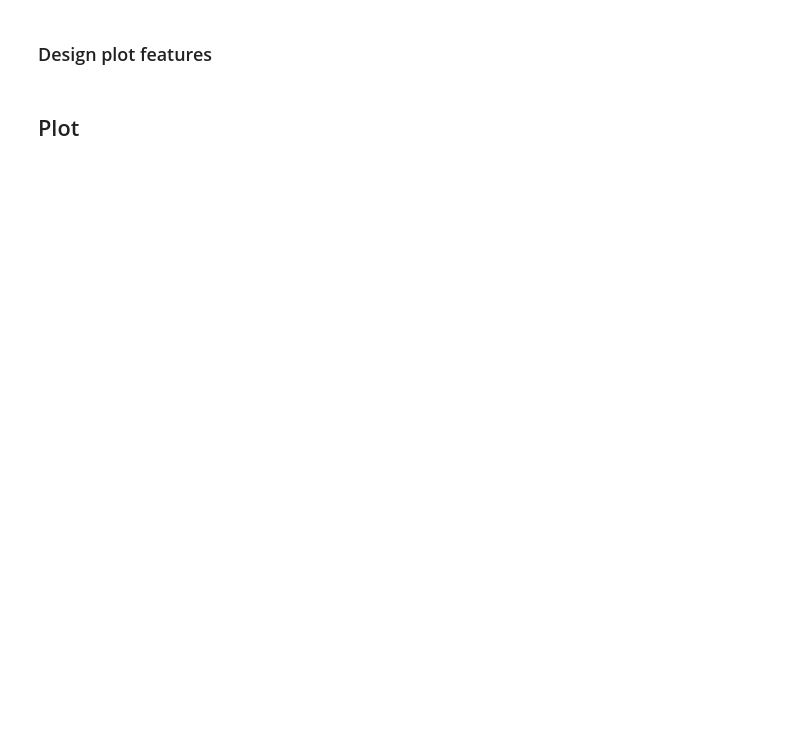
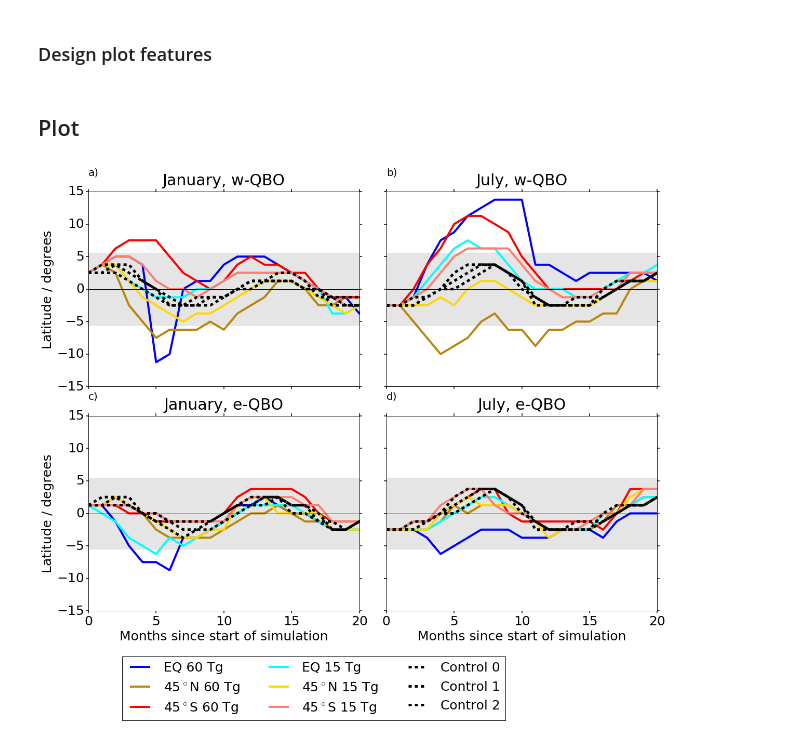
Before and after one commit to flossie-brown/graphs-for-paper, a Jupyter notebook: Latitudinal position of QBO plot.ipynb, the cells around one changed output. Saved outputs shown, nothing was run; the diff lists cells and outputs as text; code cells hidden in the pictures; blank space fills up the shorter version.

Commit message:
add latitude coordinates and plot graph

```diff
--- a/Latitudinal position of QBO plot.ipynb
+++ b/Latitudinal position of QBO plot.ipynb
@@ -20,7 +11,14 @@ SyntaxError: invalid syntax (<ipython-input-7-e4eefcbcd1cb>, line 1)
-# %%
-JNWcontrol = iris.load(data_dir + 'JNWcontrol_*.nc')
-JNEcontrol = iris.load(data_dir + 'JNEcontrol_*.nc')
-JLWcontrol = iris.load(data_dir + 'JLWcontrol_*.nc')
-JLEcontrol = iris.load(data_dir + 'JLEcontrol_*.nc')
+# %%
+JLW = [[-2.5, -2.5, -1.25, 3.75, 7.5, 8.75, 11.25, 12.5, 13.75, 13.75, 13.75, 3.75, 3.75, 2.5, 1.25, 2.5, 2.5, 2.5, 2.5, 2.5, 1.25, 1.25, 0.0, -1.25, -1.25, -1.25, -1.25, -1.25, 0.0, 1.25, 1.25, 2.5, 1.25, 1.25, 0.0, 0.0], [-2.5, -2.5, -5.0, -7.5, -10.0, -8.75, -7.5, -5.0, -3.75, -6.25, -6.25, -8.75, -6.25, -6.25, -5.0, -5.0, -3.75, -3.75, 0.0, 1.25, 1.25, 0.0, 0.0, -1.25, -2.5, -2.5, -2.5, 0.0, 0.0, 0.0, 2.5, 5.0, 3.75, 2.5, 0.0, -2.5], [-2.5, -2.5, 0.0, 3.75, 6.25, 10.0, 11.25, 11.25, 10.0, 8.75, 5.0, 2.5, 0.0, 0.0, 0.0, 0.0, 0.0, 1.25, 1.25, 2.5, 2.5, 2.5, 1.25, 0.0, -1.25, -1.25, -1.25, -1.25, 0.0, 1.25, 2.5, 2.5, 2.5, 1.25, 0.0, -1.25], [-2.5, -2.5, -1.25, 1.25, 3.75, 6.25, 7.5, 6.25, 6.25, 3.75, 1.25, 0.0, 0.0, 0.0, -1.25, -1.25, 0.0, 1.25, 2.5, 2.5, 3.75, 2.5, 0.0, -1.25, -2.5, -2.5, -2.5, -1.25, -1.25, 0.0, 1.25, 2.5, 2.5, 1.25, 0.0, -1.25], [-2.5, -2.5, -2.5, -2.5, -1.25, -2.5, 0.0, 1.25, 1.25, 0.0, -1.25, -2.5, -2.5, -2.5, -2.5, -2.5, -1.25, 0.0, 1.25, 1.25, 1.25, 1.25, 0.0, -1.25, -2.5, -2.5, -1.25, -1.25, 0.0, 1.25, 2.5, 3.75, 2.5, 2.5, 1.25, -13.75], [-2.5, -2.5, -1.25, 0.0, 2.5, 5.0, 6.25, 6.25, 6.25, 6.25, 3.75, 1.25, 0.0, -1.25, -1.25, -1.25, 0.0, 0.0, 2.5, 2.5, 2.5, 1.25, 1.25, 0.0, -2.5, -2.5, -2.5, -1.25, -1.25, 0.0, 2.5, 2.5, 2.5, 2.5, 1.25, 0.0]]
+
+JNW = [[2.5, 3.75, 5.0, 5.0, 3.75, -11.25, -10.0, 0.0, 1.25, 1.25, 3.75, 5.0, 5.0, 5.0, 3.75, 2.5, 1.25, 0.0, -1.25, -1.25, -3.75, -2.5, -1.25, 1.25, 1.25, 2.5, 2.5, 1.25, 0.0, -1.25, -2.5, -2.5, -2.5, -2.5, -1.25, 0.0], [2.5, 3.75, 2.5, -2.5, -5.0, -7.5, -6.25, -6.25, -6.25, -5.0, -6.25, -3.75, -2.5, -1.25, 1.25, 1.25, 0.0, -2.5, -2.5, -1.25, -1.25, 0.0, -1.25, 0.0, 1.25, 3.75, 2.5, 1.25, 0.0, -2.5, -2.5, -2.5, -2.5, -1.25, 0.0, 1.25], [2.5, 3.75, 6.25, 7.5, 7.5, 7.5, 5.0, 2.5, 1.25, 0.0, 1.25, 3.75, 5.0, 3.75, 3.75, 2.5, 2.5, 0.0, -1.25, -1.25, -1.25, 0.0, 0.0, 1.25, 1.25, 2.5, 1.25, 1.25, 0.0, -1.25, -1.25, -2.5, -1.25, -1.25, 0.0, 0.0], [2.5, 3.75, 3.75, 1.25, 0.0, -1.25, -1.25, -1.25, 0.0, 0.0, 1.25, 2.5, 2.5, 2.5, 2.5, 2.5, 1.25, 0.0, -3.75, -3.75, -2.5, -2.5, -1.25, 0.0, 1.25, 2.5, 2.5, 1.25, 0.0, -1.25, -1.25, -2.5, -2.5, -1.25, -1.25, 0.0], [2.5, 3.75, 3.75, 1.25, -1.25, -2.5, -3.75, -5.0, -3.75, -3.75, -2.5, -1.25, 0.0, 1.25, 1.25, 1.25, 0.0, -1.25, -2.5, -3.75, -2.5, -2.5, -1.25, 0.0, 1.25, 2.5, 2.5, 2.5, 1.25, -1.25, -1.25, -1.25, -2.5, -1.25, 0.0, 2.5], [2.5, 3.75, 5.0, 5.0, 3.75, 1.25, 0.0, 0.0, -1.25, 0.0, 1.25, 2.5, 2.5, 2.5, 2.5, 2.5, 1.25, 0.0, -1.25, -2.5, -2.5, -1.25, -1.25, 0.0, 1.25, 1.25, 2.5, 2.5, 1.25, 0.0, -2.5, -1.25, -1.25, 0.0, 0.0, 0.0]]
+JNE = [[1.25, 1.25, -1.25, -5.0, -7.5, -7.5, -8.75, -3.75, -3.75, -2.5, -1.25, 1.25, 1.25, 2.5, 1.25, 0.0, 0.0, -1.25, -2.5, -2.5, -1.25, -1.25, -1.25, 0.0, 1.25, 1.25, 1.25, 1.25, -1.25, -2.5, -2.5, -2.5, -2.5, -1.25, 0.0, 1.25], [1.25, 1.25, 2.5, 1.25, 0.0, -2.5, -3.75, -3.75, -3.75, -3.75, -2.5, -1.25, 0.0, 0.0, 1.25, 0.0, -1.25, -1.25, -2.5, -2.5, -2.5, -1.25, 0.0, 1.25, 2.5, 5.0, 7.5, 5.0, 1.25, 0.0, -1.25, -2.5, -2.5, -2.5, -1.25, 0.0], [1.25, 1.25, 1.25, 0.0, 0.0, -1.25, -1.25, -1.25, -1.25, -1.25, 0.0, 2.5, 3.75, 3.75, 3.75, 3.75, 2.5, 0.0, -1.25, -1.25, -1.25, -1.25, 0.0, 0.0, 2.5, 6.25, 5.0, 3.75, 0.0, -2.5, -2.5, -2.5, -2.5, -1.25, -1.25, 0.0], [1.25, 0.0, -1.25, -3.75, -5.0, -6.25, -3.75, -5.0, -3.75, -2.5, -1.25, 0.0, 1.25, 1.25, 1.25, 1.25, 0.0, -1.25, -2.5, -2.5, -2.5, -2.5, -1.25, 0.0, 2.5, 2.5, 2.5, 1.25, 1.25, -1.25, -1.25, -1.25, -1.25, 0.0, 0.0, 1.25], [1.25, 1.25, 2.5, 1.25, 0.0, -1.25, -2.5, -3.75, -3.75, -2.5, -2.5, 1.25, 2.5, 2.5, 0.0, 0.0, 0.0, 0.0, -2.5, -2.5, -2.5, -2.5, -1.25, 1.25, 2.5, 3.75, 2.5, 2.5, 0.0, -1.25, -1.25, -2.5, -1.25, -1.25, -1.25, 1.25], [1.25, 1.25, 1.25, 1.25, 0.0, 0.0, -1.25, -1.25, -1.25, -1.25, -1.25, 1.25, 2.5, 2.5, 2.5, 2.5, 1.25, 1.25, -1.25, -1.25, -1.25, -1.25, -2.5, 0.0, 2.5, 3.75, 3.75, 1.25, 0.0, -1.25, -2.5, -3.75, -2.5, -2.5, -1.25, 0.0]]
+
+JLE = [[-2.5, -2.5, -2.5, -3.75, -6.25, -5.0, -3.75, -2.5, -2.5, -2.5, -3.75, -3.75, -3.75, -2.5, -2.5, -2.5, -3.75, -1.25, 0.0, 0.0, 0.0, 0.0, 0.0, -1.25, -2.5, -2.5, -1.25, -1.25, 0.0, 0.0, 1.25, 1.25, 1.25, 1.25, 1.25, 0.0], [-2.5, -2.5, -2.5, -2.5, -1.25, 1.25, 0.0, 1.25, 1.25, 1.25, 0.0, -1.25, -2.5, -2.5, -2.5, -2.5, -1.25, 1.25, 1.25, 2.5, 2.5, 2.5, 1.25, 0.0, -1.25, -2.5, -2.5, -1.25, 0.0, 1.25, 1.25, 2.5, 2.5, 2.5, 1.25, -1.25], [-2.5, -2.5, -1.25, -1.25, 0.0, 1.25, 2.5, 3.75, 3.75, 0.0, -1.25, -1.25, -1.25, -1.25, -1.25, -1.25, -2.5, 0.0, 3.75, 3.75, 3.75, 5.0, 2.5, 0.0, -1.25, -2.5, -5.0, -2.5, -1.25, 1.25, 1.25, 2.5, 1.25, 1.25, 0.0, -1.25], [-2.5, -2.5, -2.5, -2.5, -1.25, 0.0, 1.25, 2.5, 2.5, 1.25, 0.0, -1.25, -2.5, -2.5, -2.5, -2.5, 0.0, 0.0, 1.25, 2.5, 2.5, 1.25, 0.0, -1.25, -2.5, -2.5, -1.25, -1.25, 0.0, 1.25, 2.5, 3.75, 7.5, 3.75, 1.25, -1.25], [-2.5, -2.5, -2.5, -2.5, 0.0, 1.25, 2.5, 1.25, 1.25, 1.25, 0.0, -1.25, -3.75, -2.5, -2.5, -1.25, 0.0, 0.0, 2.5, 3.75, 3.75, 2.5, 1.25, 0.0, -1.25, -2.5, -2.5, -1.25, 0.0, 1.25, 2.5, 1.25, 1.25, 1.25, 0.0, -1.25], [-2.5, -2.5, -1.25, -1.25, 1.25, 2.5, 3.75, 3.75, 1.25, 0.0, 0.0, -1.25, -2.5, -2.5, -2.5, -1.25, 0.0, 0.0, 1.25, 3.75, 3.75, 2.5, 1.25, -1.25, -2.5, -2.5, -2.5, -2.5, -2.5, 0.0, 2.5, 2.5, 2.5, 1.25, 0.0, -1.25]]
+# %%
+JLWcontrol =[[-2.5, -2.5, -1.25, -1.25, 0.0, 0.0, 1.25, 2.5, 3.75, 2.5, 1.25, -2.5, -2.5, -2.5, -2.5, -2.5, 0.0, 1.25, 1.25, 1.25, 2.5, 1.25, 0.0, -1.25, -2.5, -2.5, -2.5, -2.5, -1.25, 1.25, 2.5, 3.75, 13.75, 0.0, 0.0, 0.0], [-2.5, -2.5, -2.5, -1.25, 0.0, 2.5, 3.75, 3.75, 3.75, 2.5, 1.25, -1.25, -2.5, -2.5, -2.5, -2.5, -1.25, 0.0, 1.25, 1.25, 2.5, 2.5, 1.25, -1.25, -2.5, -2.5, -2.5, -2.5, -1.25, 0.0, 1.25, 2.5, 2.5, 2.5, 1.25, -1.25], [-2.5, -2.5, -2.5, -1.25, 0.0, 1.25, 2.5, 3.75, 3.75, 2.5, 0.0, -1.25, -2.5, -2.5, -1.25, -1.25, -1.25, 0.0, 1.25, 1.25, 2.5, 2.5, 1.25, 0.0, -1.25, -2.5, -2.5, -1.25, 0.0, 1.25, 2.5, 2.5, 2.5, 2.5, -1.25, -1.25]]
+JNWcontrol =[[2.5, 3.75, 3.75, 2.5, 1.25, 0.0, -2.5, -2.5, -2.5, -1.25, -1.25, 0.0, 1.25, 1.25, 1.25, 1.25, 0.0, 0.0, -2.5, -2.5, -2.5, -2.5, -1.25, 0.0, 1.25, 1.25, 1.25, 1.25, 0.0, -1.25, -2.5, -2.5, -2.5, -1.25, 0.0, 0.0], [2.5, 2.5, 2.5, 1.25, 0.0, -1.25, -2.5, -2.5, -2.5, -2.5, -1.25, 0.0, 0.0, 1.25, 1.25, 1.25, 0.0, 0.0, -1.25, -1.25, -1.25, 0.0, 0.0, 1.25, 2.5, 2.5, 3.75, 2.5, 1.25, 0.0, -1.25, -2.5, -1.25, 0.0, 0.0, 0.0], [2.5, 2.5, 3.75, 3.75, 1.25, 0.0, -1.25, -2.5, -1.25, -1.25, -1.25, 0.0, 1.25, 1.25, 2.5, 2.5, 1.25, -1.25, -1.25, -2.5, -2.5, -2.5, -1.25, 0.0, 1.25, 1.25, 2.5, 1.25, 0.0, -1.25, -1.25, -2.5, -2.5, 0.0, 0.0]]
+JNEcontrol =[[1.25, 1.25, 2.5, 2.5, 0.0, 0.0, -1.25, -1.25, -1.25, -1.25, 0.0, 1.25, 2.5, 2.5, 2.5, 0.0, 0.0, -1.25, -2.5, -2.5, -1.25, -1.25, 0.0, 0.0, 1.25, 2.5, 3.75, 2.5, 1.25, -2.5, -2.5, -2.5, -2.5, -2.5, 0.0, 1.25], [1.25, 1.25, 1.25, 1.25, 0.0, -1.25, -1.25, -2.5, -2.5, -1.25, 0.0, 1.25, 1.25, 2.5, 2.5, 1.25, 1.25, 0.0, -2.5, -2.5, -1.25, 0.0, 0.0, 0.0, 2.5, 3.75, 5.0, 3.75, 0.0, -1.25, -2.5, -2.5, -5.0, -2.5, -2.5, -1.25], [1.25, 2.5, 2.5, 1.25, 0.0, -1.25, -2.5, -3.75, -2.5, -2.5, -1.25, 0.0, 1.25, 1.25, 2.5, 1.25, 1.25, -1.25, -1.25, -2.5, -1.25, -1.25, 0.0, 1.25, 3.75, 3.75, 6.25, 6.25, 1.25, 0.0, -1.25, -2.5, -2.5, -2.5, -1.25, 0.0]]
+JLEcontrol =[[-2.5, -2.5, -2.5, -2.5, -1.25, 1.25, 2.5, 3.75, 13.75, 0.0, 0.0, 0.0, -2.5, -2.5, -2.5, -1.25, 0.0, 2.5, 2.5, 3.75, 3.75, 2.5, 1.25, 0.0, -2.5, -2.5, -2.5, -1.25, -1.25, 0.0, 1.25, 1.25, 1.25, 1.25, 0.0, 0.0], [-2.5, -2.5, -2.5, -1.25, 0.0, 1.25, 0.0, 1.25, 1.25, 1.25, 0.0, -1.25, -2.5, -2.5, -2.5, -1.25, 0.0, 0.0, 1.25, 2.5, 3.75, 2.5, 1.25, -1.25, -2.5, -2.5, -1.25, -1.25, 0.0, 0.0, 2.5, 2.5, 2.5, 2.5, 1.25, -1.25], [-2.5, -2.5, -2.5, -1.25, -1.25, 0.0, 1.25, 2.5, 1.25, 1.25, 0.0, -1.25, -1.25, -2.5, -2.5, -2.5, -2.5, -1.25, 0.0, 1.25, 3.75, 3.75, 1.25, -1.25, -1.25, -2.5, -2.5, -1.25, -1.25, 0.0, 1.25, 2.5, 2.5, 1.25, 1.25, -1.25]]
 # %%
 full_list = [JNW, JLW, JNE, JLE]
@@ -32,8 +28,9 @@ control_list = [JNWcontrol, JLWcontrol, JNEcontrol, JLWcontrol]
 ### Design plot features
 # %%
 x = np.linspace(0, 36, 36)
-legend_labels = ['EQ 60 Tg', '45$^\circ$N 60 Tg', '45$^\circ$S 60 Tg', 'EQ 15 Tg', '45$^\circ$N 15 Tg', '45$^\circ$S 15 Tg']
+legend_labels = ['EQ 60 Tg', '45$^\circ$N 60 Tg', '45$^\circ$S 60 Tg', 'EQ 15 Tg', '45$^\circ$N 15 Tg', '45$^\circ$S 15 Tg', 'Control 0', 'Control 1', 'Control 2']
 names = ['January, w-QBO', 'July, w-QBO', 'January, e-QBO', 'July, e-QBO']
+letter_labels = ['a)', 'b)', 'c)', 'd)']
 # %%
 line_colours = ['blue', 'darkgoldenrod', 'red', 'cyan', 'gold', 'salmon']
 # %% [markdown]
@@ -41,40 +38,42 @@ line_colours = ['blue', 'darkgoldenrod', 'red', 'cyan', 'gold', 'salmon']
 # %%
 fig, axs = plt.subplots(2,2, sharey = True, sharex = True, figsize = (17,15))
 
 
 ax = axs.ravel()
 
 for i, season in enumerate(full_list):
     for b, eruption in enumerate(season):
-        selection = pressure_selection(30)
         x = range(0, 36)
-        y = selection.data
-        ax[i].plot(x,y, color = line_colours[b], label = legend_labels, linewidth = 4)
+        y = eruption
+        ax[i].plot(x,y, color = line_colours[b], linewidth = 4)
 
 
 for i, season in enumerate(control_list):
     for b, eruption in enumerate(season):
-        selection = pressure_selection(30)
-        x = range(0, eruption.coord('time').shape[0])
-        y = selection.data
-        ax[i].plot(x, y, 'k--', label = 'Control %s' %b,linewidth = 5)
+        x = range(0, len(eruption))
+        y = eruption
+        ax[i].plot(x, y, 'k--', linewidth = 5)
 
     ax[i].set_title('%s' % names[i], fontsize = 30, y = 1.02)
-    ax[i].set_ylim(-45,40)
+    ax[i].set_ylim(-15,15)
+    ax[i].set_xlim(0, 20)
     ax[i].xaxis.set_tick_params(width = 1.5, labelsize = 25, direction = 'out', length = 5)
     ax[i].yaxis.set_tick_params(width = 1.5, labelsize = 25, direction = 'out', length = 5)
     ax[i].set_title(letter_labels[i], size=20, loc = 'left', y = 1.07)
+    ax[i].fill_between(x, y1 = 5.5, y2 = -5.5, facecolor = 'black', alpha = 0.1)
+    ax[i].axhline(0, color = 'black')
 
 
+ax[0].set_ylabel('Latitude / degrees', fontsize = 25)
+ax[2].set_ylabel('Latitude / degrees', fontsize = 25)
 
-ax[0].set_ylabel('Zonal wind / m s$^{-1}$', fontsize = 25)
-ax[2].set_ylabel('Zonal wind / m s$^{-1}$', fontsize = 25)
-
-ax[2].set_xlabel('Months since start of simulation', fontsize = 20)
-ax[3].set_xlabel('Months since start of simulation', fontsize = 20)
+ax[2].set_xlabel('Months since start of simulation', fontsize = 25)
+ax[3].set_xlabel('Months since start of simulation', fontsize = 25)
 
 plt.legend(legend_labels, prop={'size': 25},bbox_to_anchor=(-1,-0.2), loc='upper left', ncol = 3)
 
 plt.tight_layout()
 plt.subplots_adjust( bottom = 0.2, wspace = 0.1, hspace = 0.15)
 plt.savefig('QBO_lat_position.png')
+# %% [output]
+[figure, added]
```
Also changed, not shown: parts of 4 cells of this notebook.
